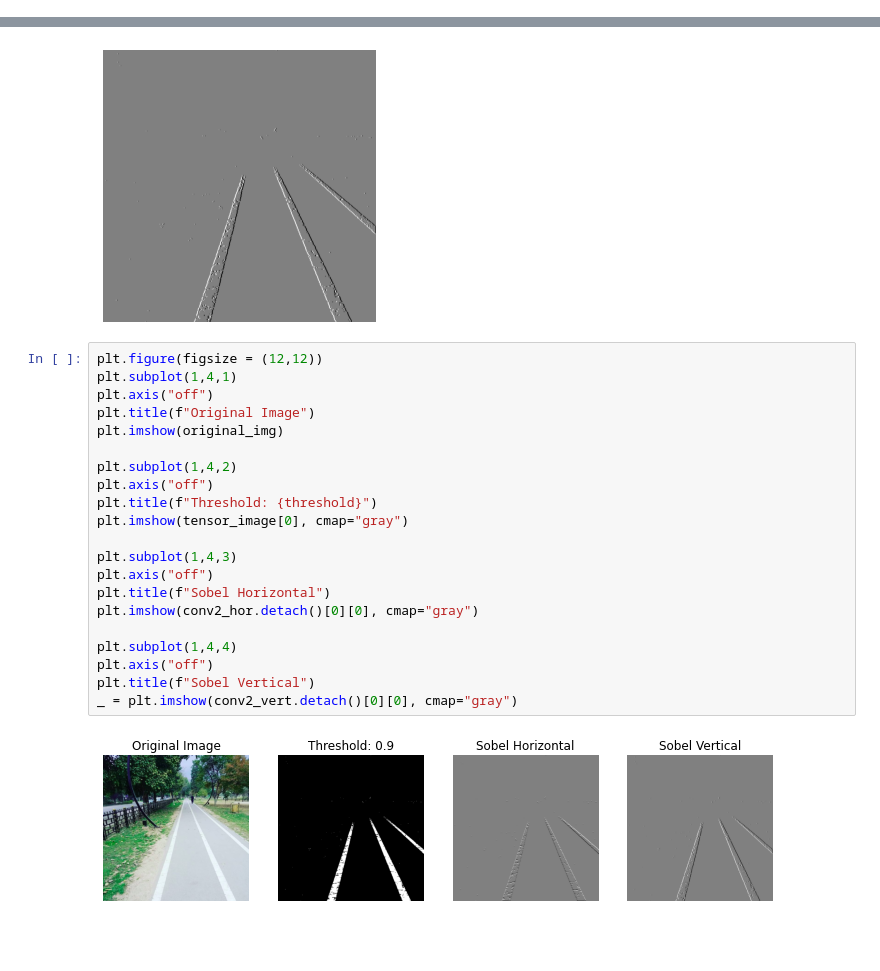
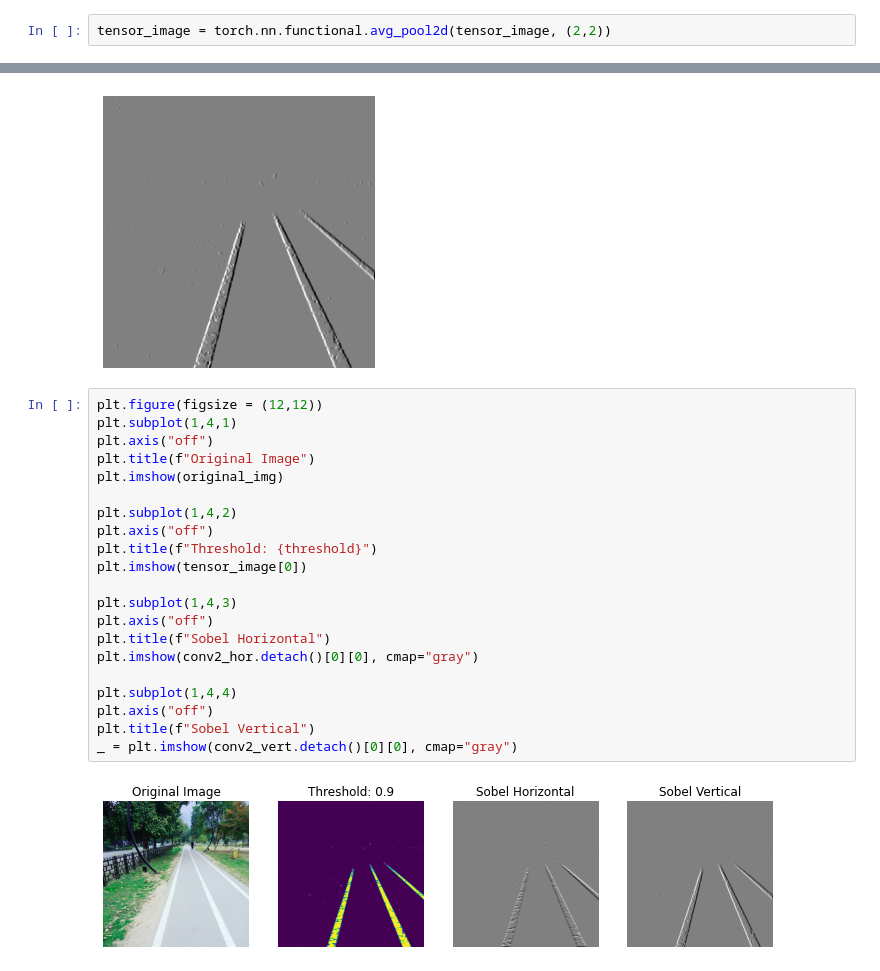
Before and after one commit to acen20/Image-Processing, a Jupyter notebook: Sobel.ipynb, the cells around one changed output, grey strips where cells are left out. Drawn from its saved outputs; the diff is of its cells as text; blank space fills up the shorter version.

```diff
--- a/Sobel.ipynb
+++ b/Sobel.ipynb
@@ -36,3 +37,5 @@ tensor_image[tensor_image < threshold] = 0
+# %%
+tensor_image = torch.nn.functional.avg_pool2d(tensor_image, (2,2))
 # %%
 print(tensor_image.shape)
 # %% [output]
@@ -67,23 +70,23 @@ _ = plt.imshow(conv2_vert.detach()[0][0], cmap = "gray")
 # %%
 plt.figure(figsize = (12,12))
 plt.subplot(1,4,1)
 plt.axis("off")
 plt.title(f"Original Image")
 plt.imshow(original_img)
 
 plt.subplot(1,4,2)
 plt.axis("off")
 plt.title(f"Threshold: {threshold}")
-plt.imshow(tensor_image[0], cmap="gray")
+plt.imshow(tensor_image[0])
 
 plt.subplot(1,4,3)
 plt.axis("off")
 plt.title(f"Sobel Horizontal")
 plt.imshow(conv2_hor.detach()[0][0], cmap="gray")
 
 plt.subplot(1,4,4)
 plt.axis("off")
 plt.title(f"Sobel Vertical")
 _ = plt.imshow(conv2_vert.detach()[0][0], cmap="gray")
 # %% [output]
-[figure, old version]
+[figure, new version]
```
Also changed, not shown: parts of 4 cells of this notebook.
